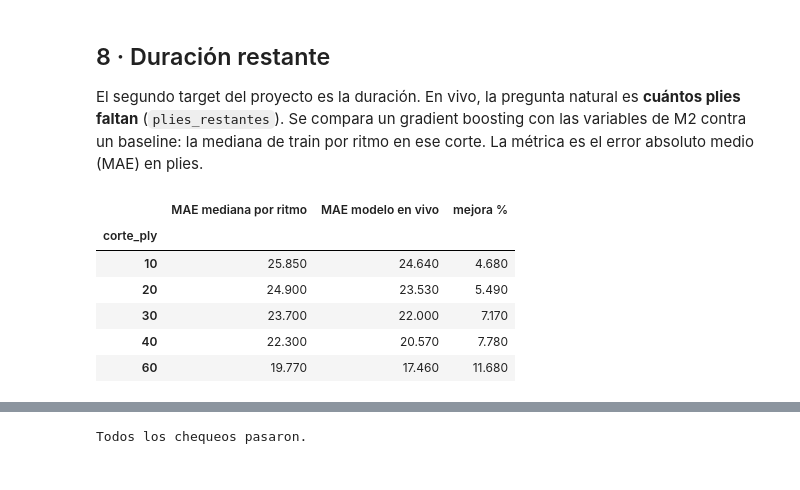
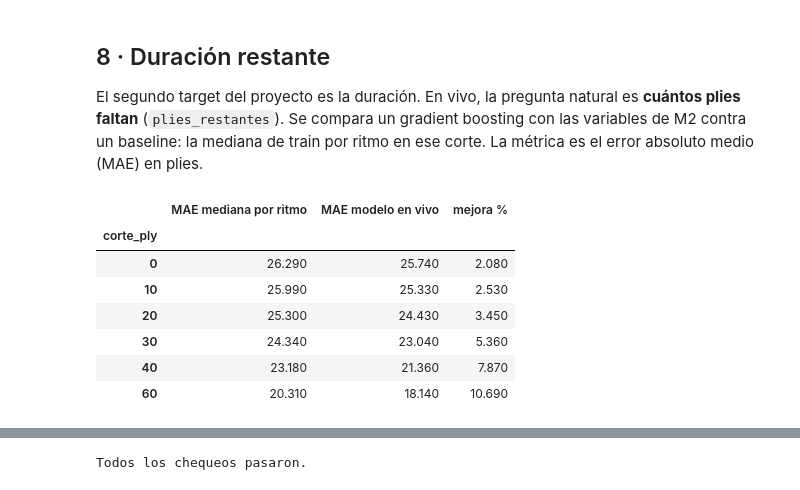
Before and after one commit to BautistaAlosMartorell/chess-outcome-prediction, a Jupyter notebook: notebooks/03_prediccion_en_vivo.ipynb, the cells around one changed output, grey strips where cells are left out. Cells and saved outputs as stored; diff of their text form; code cells hidden in the pictures.

```diff
--- a/notebooks/03_prediccion_en_vivo.ipynb
+++ b/notebooks/03_prediccion_en_vivo.ipynb
@@ -222,6 +225,18 @@ MATCHUP = ["matchup_apertura", "tasa_blancas_hist", "tasa_tablas_hist", "tasa_ne
 FEATURE_SETS = {"M1 · pre-partida": PRE_GAME, "M2 · en vivo": PRE_GAME + LIVE, "M3 · en vivo + matchup": PRE_GAME + LIVE + MATCHUP}
 LEAKY = ["WhiteElo", "BlackElo", "diferencia_elo", "Termination", "cantidad_jugadas", "EndTime", "ECO", "Opening", "familia_apertura"]
 assert not set(LEAKY) & {c for cols in FEATURE_SETS.values() for c in cols}, "Una variable con fuga entró al modelo"
+# matchup_apertura is read from plies 1 and 2: before ply 2 it is a future move, so M3 only exists from there on.
+MATCHUP_FIRST_CUT = 2
+# Recent time spent needs moves already played: at cut 0 it is NaN in every row and cannot be a feature.
+NEEDS_MOVES = ["gasto_reciente_blancas_seg", "gasto_reciente_negras_seg"]
+
+
+def models_for(cut):
+    """Feature sets that exist at ``cut``: nothing that is still in the future at that ply."""
+    sets = {name: cols for name, cols in FEATURE_SETS.items() if cut >= MATCHUP_FIRST_CUT or not set(MATCHUP) & set(cols)}
+    if cut == 0:
+        sets = {name: [c for c in cols if c not in NEEDS_MOVES] for name, cols in sets.items()}
+    return sets
 
 
 def to_matrix(frame, columns):
@@ -267,7 +282,7 @@ for cut in CUTS:
     y_test = test["resultado"].astype(str)
     results.append({"corte_ply": cut, "modelo": "M0 · frecuencias", "n_test": len(test),
                     **classification_metrics(y_test, frequency_baseline(train, test))})
-    for name, columns in FEATURE_SETS.items():
+    for name, columns in models_for(cut).items():
         model = fit_classifier(train, columns)
         fitted[(cut, name)] = model
         results.append({"corte_ply": cut, "modelo": name, "n_test": len(test),
@@ -323,7 +340,7 @@ for cut in CUTS:
     train = data[(data["corte_ply"] == cut) & (data["particion"] == "train")]
     y_test = test["resultado"].astype(str)
     common_rows.append({"corte_ply": cut, "modelo": "M0 · frecuencias", **classification_metrics(y_test, frequency_baseline(train, test))})
-    for name, columns in FEATURE_SETS.items():
+    for name, columns in models_for(cut).items():
         common_rows.append({"corte_ply": cut, "modelo": name,
                             **classification_metrics(y_test, predict_ordered(fitted[(cut, name)], test, columns))})
 common = pd.DataFrame(common_rows)
@@ -471,28 +490,29 @@ Era lo esperado: la victoria blanca casi no varía entre aperturas (48,4 % a 49,
 El segundo target del proyecto es la duración. En vivo, la pregunta natural es **cuántos plies faltan** (`plies_restantes`). Se compara un gradient boosting con las variables de M2 contra un baseline: la mediana de train por ritmo en ese corte. La métrica es el error absoluto medio (MAE) en plies.
 # %%
 duration_rows = []
-columns = FEATURE_SETS["M2 · en vivo"]
 for cut in CUTS:
+    columns = models_for(cut)["M2 · en vivo"]
     train = data[(data["corte_ply"] == cut) & (data["particion"] == "train")]
     test = data[(data["corte_ply"] == cut) & (data["particion"] == "test")]
     medians = train.groupby("TimeClass", observed=True)["plies_restantes"].median()
     baseline = test["TimeClass"].astype(str).map(medians.rename(index=str))
     regressor = HistGradientBoostingRegressor(categorical_features="from_dtype", loss="absolute_error", random_state=RANDOM_STATE)
     regressor.fit(to_matrix(train, columns), train["plies_restantes"])
     duration_rows.append({
         "corte_ply": cut,
         "MAE mediana por ritmo": mean_absolute_error(test["plies_restantes"], baseline),
         "MAE modelo en vivo": mean_absolute_error(test["plies_restantes"], regressor.predict(to_matrix(test, columns))),
     })
 duration = pd.DataFrame(duration_rows).set_index("corte_ply")
 duration["mejora %"] = 100 * (1 - duration["MAE modelo en vivo"] / duration["MAE mediana por ritmo"])
 display(duration.round(2))
 # %% [output]
 |  | MAE mediana por ritmo | MAE modelo en vivo | mejora % |
 | corte_ply |  |  |  |
-| 10 | 25.850 | 24.640 | 4.680 |
-| 20 | 24.900 | 23.530 | 5.490 |
-| 30 | 23.700 | 22.000 | 7.170 |
-| 40 | 22.300 | 20.570 | 7.780 |
-| 60 | 19.770 | 17.460 | 11.680 |
+| 0 | 26.290 | 25.740 | 2.080 |
+| 10 | 25.990 | 25.330 | 2.530 |
+| 20 | 25.300 | 24.430 | 3.450 |
+| 30 | 24.340 | 23.040 | 5.360 |
+| 40 | 23.180 | 21.360 | 7.870 |
+| 60 | 20.310 | 18.140 | 10.690 |
 # %% [markdown]
```
Also changed, not shown: parts of 27 cells of this notebook, 1 other file.
